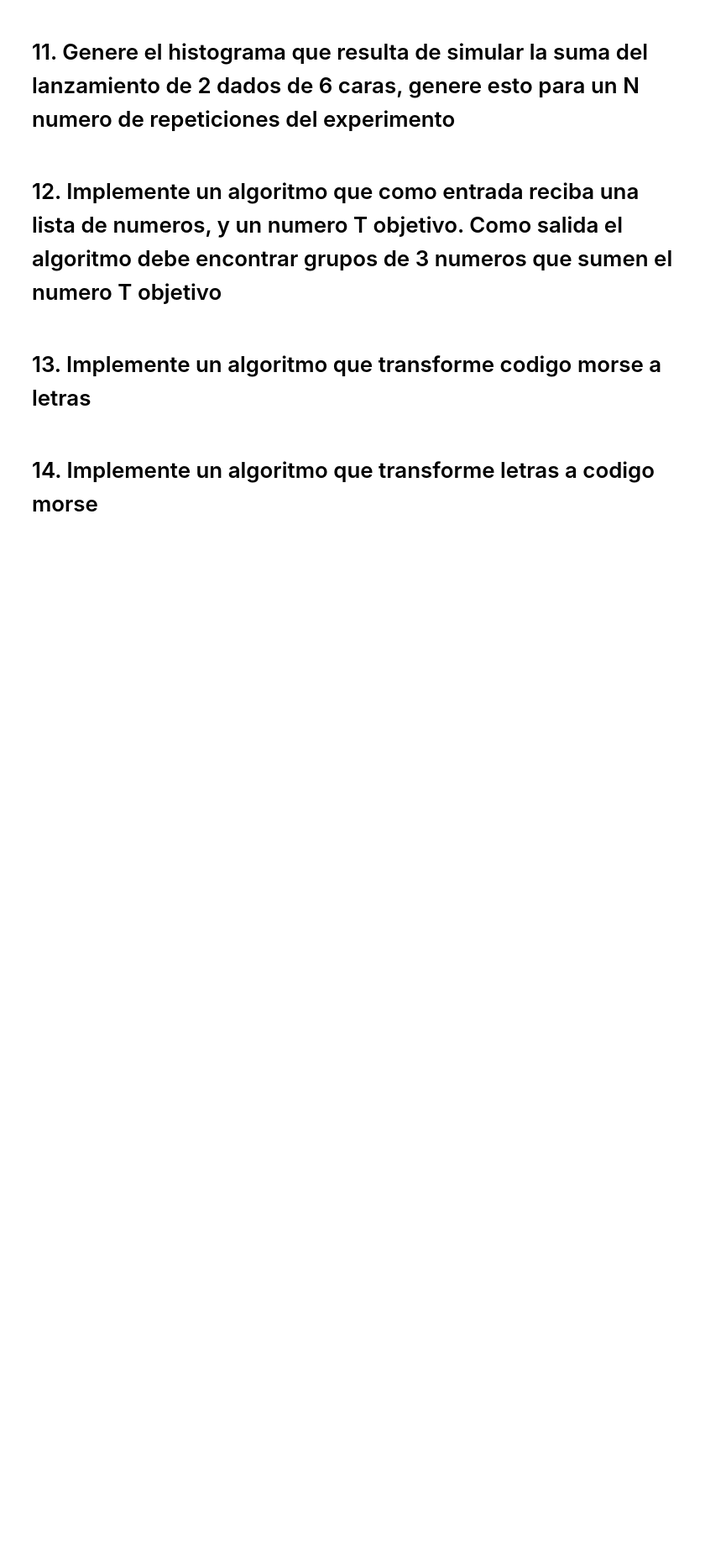
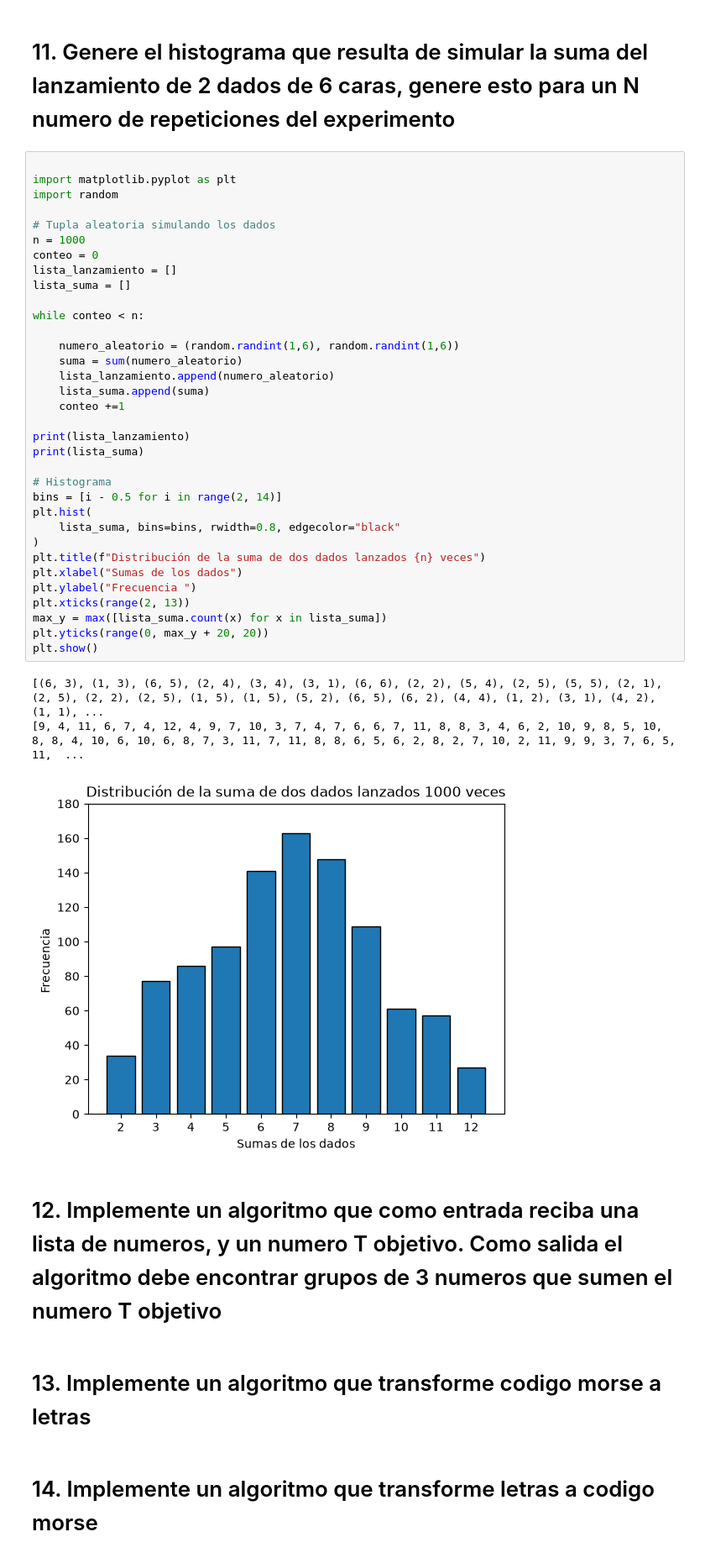
Before and after one commit to Davebc22/curso-computacion-cientifica-1, a Jupyter notebook: taller/Taller_corte_1.ipynb, the cells around one changed output. Shown at 84% size. Drawn from its saved outputs; the diff is of its cells as text; blank space fills up the shorter version.

Commit message:
Histogramas

```diff
--- a/taller/Taller_corte_1.ipynb
+++ b/taller/Taller_corte_1.ipynb
@@ -354,6 +354,44 @@ valor insertado: 500
 [figure]
 # %% [markdown]
 # 11. Genere el histograma que resulta de simular la suma del lanzamiento de 2 dados de 6 caras, genere esto para un N numero de repeticiones del experimento
+# %%
+
+import matplotlib.pyplot as plt
+import random
+
+# Tupla aleatoria simulando los dados
+n = 1000
+conteo = 0
+lista_lanzamiento = []
+lista_suma = []
+
+while conteo < n:
+
+    numero_aleatorio = (random.randint(1,6), random.randint(1,6))
+    suma = sum(numero_aleatorio)
+    lista_lanzamiento.append(numero_aleatorio)
+    lista_suma.append(suma)
+    conteo +=1
+
+print(lista_lanzamiento)
+print(lista_suma)
+
+# Histograma
+bins = [i - 0.5 for i in range(2, 14)]
+plt.hist(
+    lista_suma, bins=bins, rwidth=0.8, edgecolor="black"
+)
+plt.title(f"Distribución de la suma de dos dados lanzados {n} veces")
+plt.xlabel("Sumas de los dados")
+plt.ylabel("Frecuencia ")
+plt.xticks(range(2, 13))
+max_y = max([lista_suma.count(x) for x in lista_suma])
+plt.yticks(range(0, max_y + 20, 20))
+plt.show()
+# %% [output]
+[(6, 3), (1, 3), (6, 5), (2, 4), (3, 4), (3, 1), (6, 6), (2, 2), (5, 4), (2, 5), (5, 5), (2, 1), (2, 5), (2, 2), (2, 5), (1, 5), (1, 5), (5, 2), (6, 5), (6, 2), (4, 4), (1, 2), (3, 1), (4, 2), (1, 1), ...
+[9, 4, 11, 6, 7, 4, 12, 4, 9, 7, 10, 3, 7, 4, 7, 6, 6, 7, 11, 8, 8, 3, 4, 6, 2, 10, 9, 8, 5, 10, 8, 8, 4, 10, 6, 10, 6, 8, 7, 3, 11, 7, 11, 8, 8, 6, 5, 6, 2, 8, 2, 7, 10, 2, 11, 9, 9, 3, 7, 6, 5, 11,  ...
+[figure, added]
 # %% [markdown]
 # 12. Implemente un algoritmo que como entrada reciba una lista de numeros, y un numero T objetivo. Como salida el algoritmo debe encontrar grupos de 3 numeros que sumen el numero T objetivo
 # %% [markdown]
```
Also changed, not shown: 1 other file.
